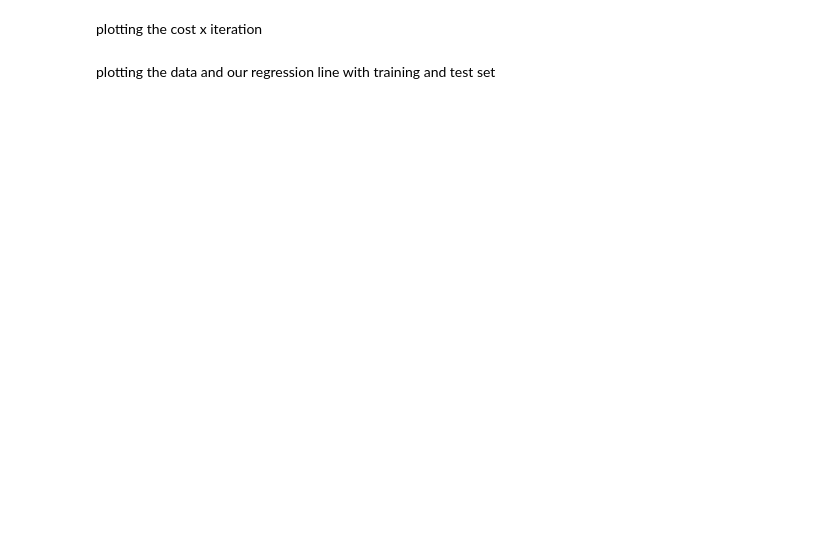
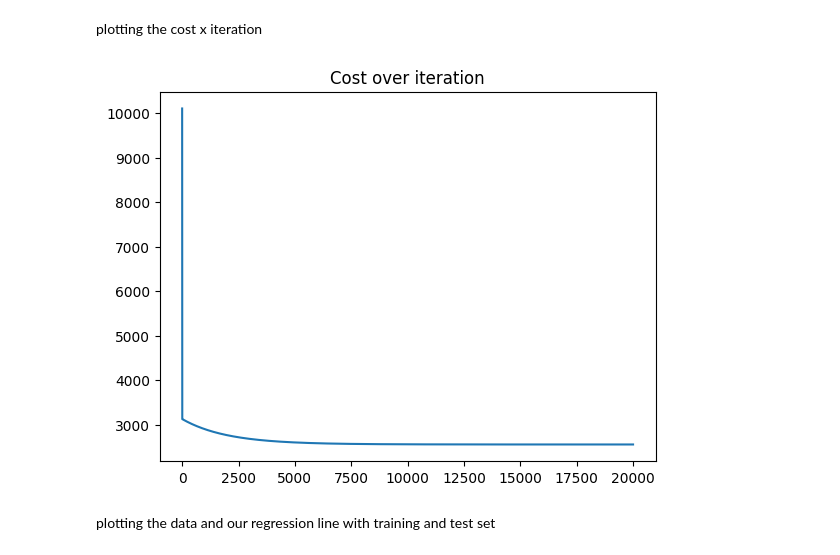
Before and after one commit to ujjwalbasnyat/ML_Workshop_1, a Jupyter notebook: Day-3/simple_linear_regression.ipynb, the cells around one changed output. Cells and saved outputs as stored; diff of their text form; code cells hidden in the pictures; blank space fills up the shorter version.

```diff
--- a/Day-3/simple_linear_regression.ipynb
+++ b/Day-3/simple_linear_regression.ipynb
@@ -48,7 +59,11 @@ def compute_cost(X,y,w,b):
     m = X.shape[0]
     total_cost = 0
     #your code starts here
-
+    for i in range(m):
+        f_wb = w*X[i] + b
+        cost = (f_wb - y[i])**2
+        total_cost +=cost
+    total_cost = total_cost/(2*m)
     #your code ends here
     return total_cost;
 # %% [markdown]
@@ -60,7 +75,7 @@ def gradient_descent(X, y, w, b, learning_rate, iterations, cost_function):
     cost_history = []
 
     for i in range(iterations):
-        predictions = w * X + b
+        predictions = np.dot(X,w) + b
 
         dw = (1 / m) * np.sum((predictions - y) * X)
         db = (1 / m) * np.sum(predictions - y)
@@ -90,5 +105,5 @@ b_init = 0
 iterations = 20000
 tmp_alpha = 0.001
 
-w_final, b_final, J_hist = gradient_descent(x_train ,y_train, w_init, b_init, tmp_alpha, iterations, compute_cost)
+w_final, b_final, J_hist = gradient_descent(x_train.values ,y_train.values, w_init, b_init, tmp_alpha, iterations, compute_cost)
 print(f"(w,b) found by gradient descent: ({w_final:8.4f},{b_final:8.4f})")
@@ -95,10 +128,12 @@ print(f"(w,b) found by gradient descent: ({w_final:8.4f},{b_final:8.4f})")
 # %% [markdown]
 plotting the cost x iteration
 # %%
-x_ = np.linspace(1,len(J_hist))
-plt.plot(x_,J_hist)
+# x_ = np.linspace(1,len(J_hist))
+plt.plot(J_hist)
 plt.title("Cost over iteration")
 plt.show()
+# %% [output]
+[figure, added]
 # %% [markdown]
 plotting the data and our regression line with training and test set
 # %%
```
Also changed, not shown: parts of 7 cells of this notebook, 8 other files.
